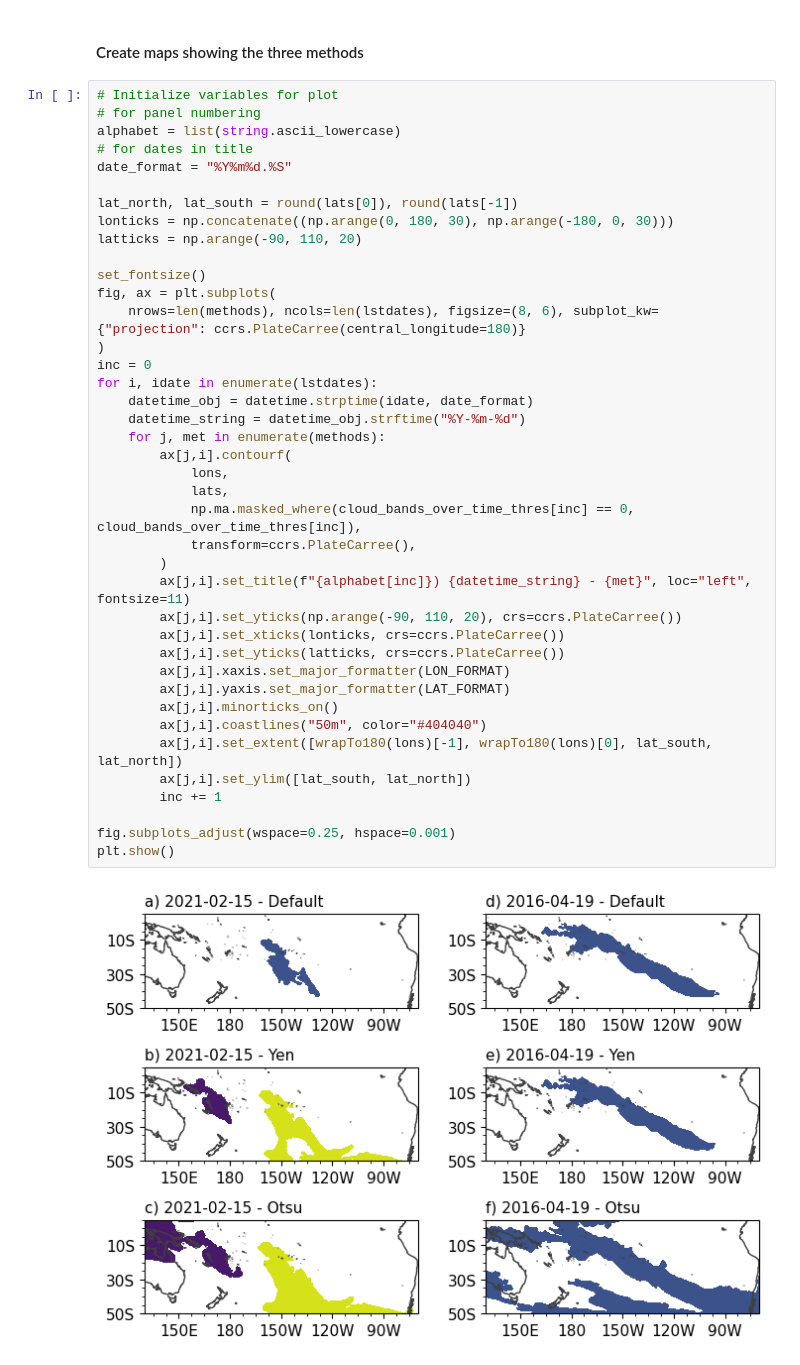
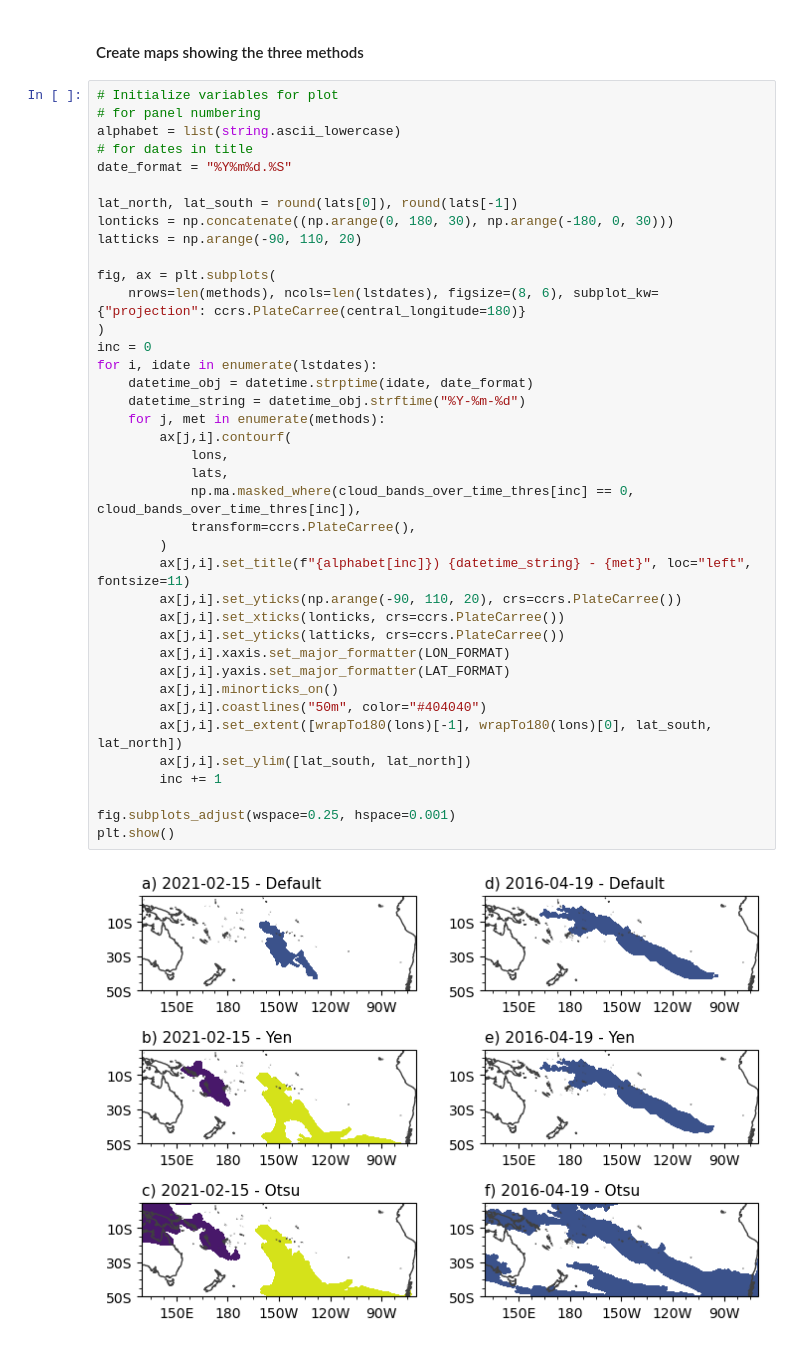
Before and after one commit to romainpilon/cloudbandPy, a Jupyter notebook: notebooks/map_cloudbands_using_global_thresholing.ipynb, the cells around one changed output. Saved outputs shown, nothing was run; the diff lists cells and outputs as text.

Commit message:
Fix io utils - harmonize config - fontsize figs

```diff
--- a/notebooks/map_cloudbands_using_global_thresholing.ipynb
+++ b/notebooks/map_cloudbands_using_global_thresholing.ipynb
@@ -104,34 +104,33 @@ lat_north, lat_south = round(lats[0]), round(lats[-1])
 lonticks = np.concatenate((np.arange(0, 180, 30), np.arange(-180, 0, 30)))
 latticks = np.arange(-90, 110, 20)
 
-set_fontsize()
 fig, ax = plt.subplots(
     nrows=len(methods), ncols=len(lstdates), figsize=(8, 6), subplot_kw={"projection": ccrs.PlateCarree(central_longitude=180)}
 )
 inc = 0
 for i, idate in enumerate(lstdates):
     datetime_obj = datetime.strptime(idate, date_format)
     datetime_string = datetime_obj.strftime("%Y-%m-%d")
     for j, met in enumerate(methods):
         ax[j,i].contourf(
             lons,
             lats,
             np.ma.masked_where(cloud_bands_over_time_thres[inc] == 0, cloud_bands_over_time_thres[inc]),
             transform=ccrs.PlateCarree(),
         )
         ax[j,i].set_title(f"{alphabet[inc]}) {datetime_string} - {met}", loc="left", fontsize=11)
         ax[j,i].set_yticks(np.arange(-90, 110, 20), crs=ccrs.PlateCarree())
         ax[j,i].set_xticks(lonticks, crs=ccrs.PlateCarree())
         ax[j,i].set_yticks(latticks, crs=ccrs.PlateCarree())
         ax[j,i].xaxis.set_major_formatter(LON_FORMAT)
         ax[j,i].yaxis.set_major_formatter(LAT_FORMAT)
         ax[j,i].minorticks_on()
         ax[j,i].coastlines("50m", color="#404040")
         ax[j,i].set_extent([wrapTo180(lons)[-1], wrapTo180(lons)[0], lat_south, lat_north])
         ax[j,i].set_ylim([lat_south, lat_north])
         inc += 1
 
 fig.subplots_adjust(wspace=0.25, hspace=0.001)
 plt.show()
 # %% [output]
-[figure, old version]
+[figure, new version]
```
Also changed, not shown: 12 other files.
